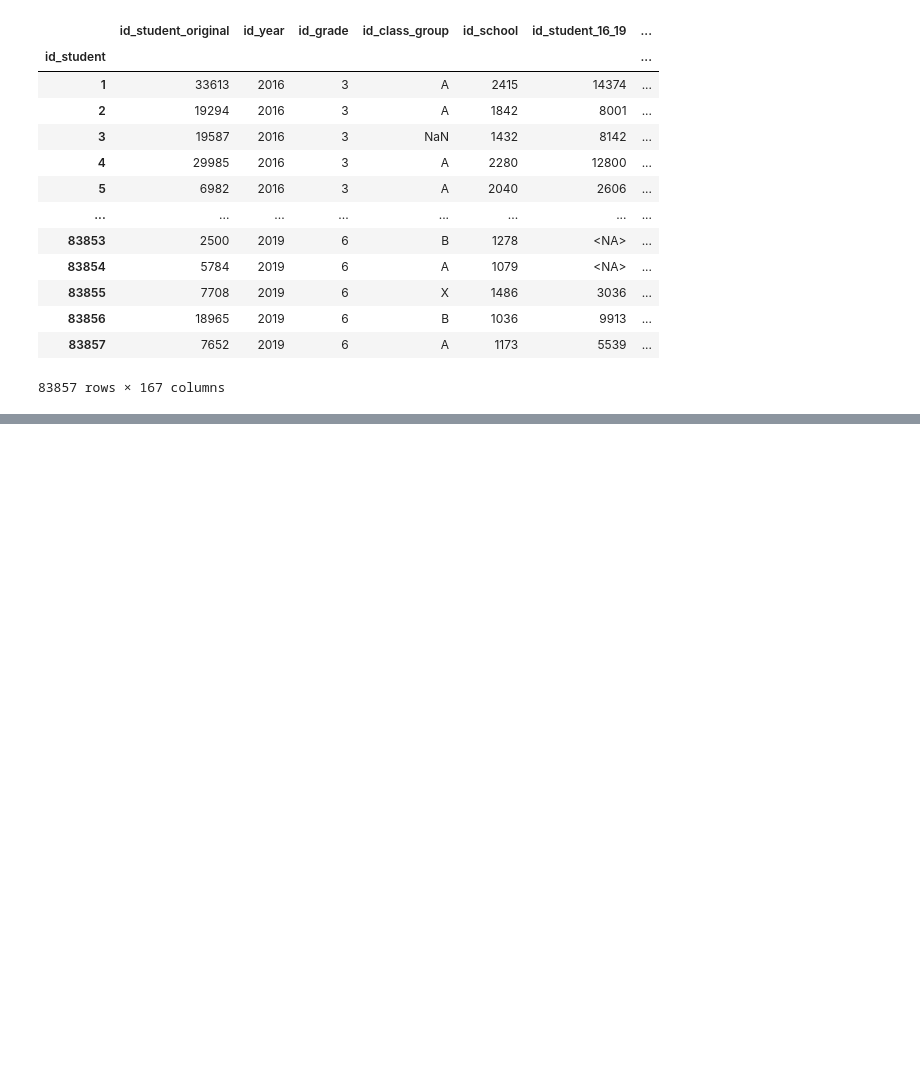
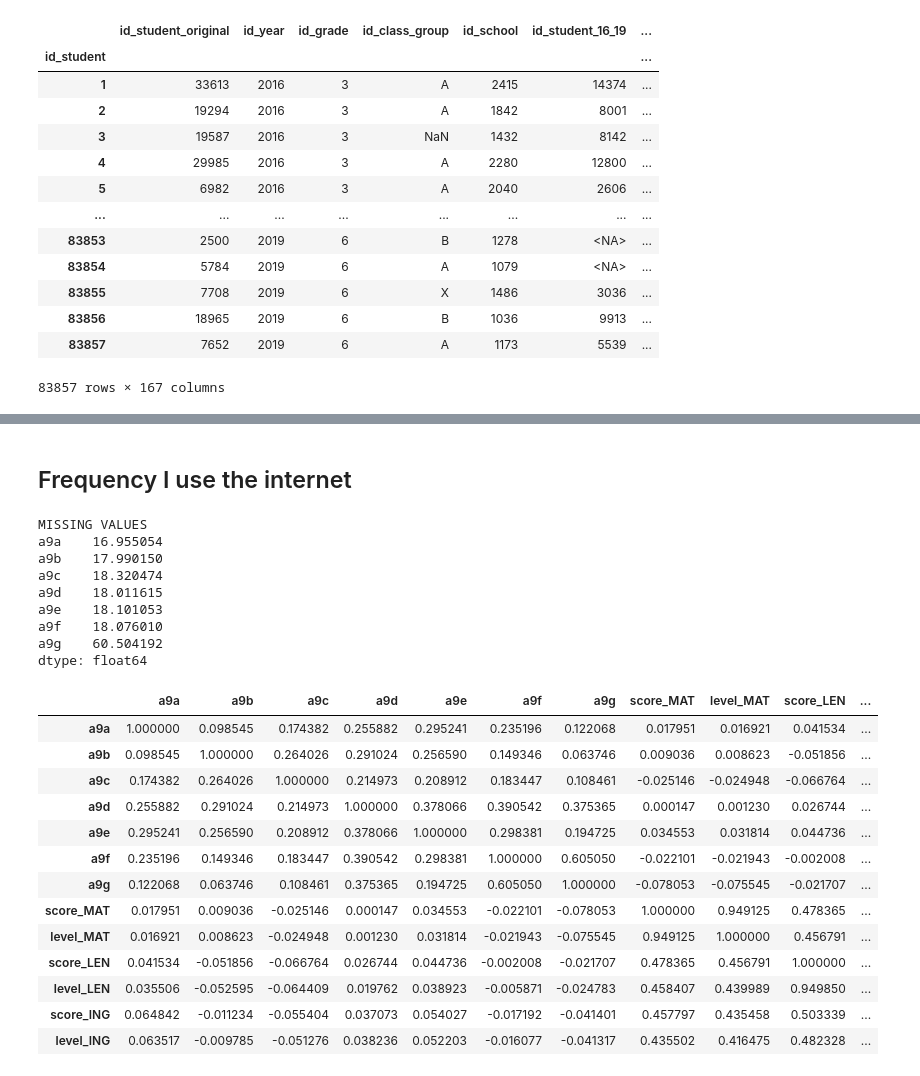
Before and after one commit to aequitas-aod/experiment-ull-dataset-preprocessing, a Jupyter notebook: src/pre_processing/student_questionnaire.ipynb, the cells around one changed output, grey strips where cells are left out. Saved outputs shown, nothing was run; the diff lists cells and outputs as text; code cells hidden in the pictures; blank space fills up the shorter version.

```diff
--- a/src/pre_processing/student_questionnaire.ipynb
+++ b/src/pre_processing/student_questionnaire.ipynb
@@ -242,0 +265,30 @@ corr.style.background_gradient(cmap='coolwarm')
+# %% [markdown]
+## Frequency I use the internet
+# %%
+current_columns = ["a9a", "a9b", "a9c", "a9d", "a9e", "a9f", "a9g"]
+corr = print_statistics(columns=current_columns)
+corr.style.background_gradient(cmap="coolwarm")
+# %% [output]
+MISSING VALUES
+a9a    16.955054
+a9b    17.990150
+a9c    18.320474
+a9d    18.011615
+a9e    18.101053
+a9f    18.076010
+a9g    60.504192
+dtype: float64
+|  | a9a | a9b | a9c | a9d | a9e | a9f | a9g | score_MAT | level_MAT | score_LEN | ... |
+| a9a | 1.000000 | 0.098545 | 0.174382 | 0.255882 | 0.295241 | 0.235196 | 0.122068 | 0.017951 | 0.016921 | 0.041534 | ... |
+| a9b | 0.098545 | 1.000000 | 0.264026 | 0.291024 | 0.256590 | 0.149346 | 0.063746 | 0.009036 | 0.008623 | -0.051856 | ... |
+| a9c | 0.174382 | 0.264026 | 1.000000 | 0.214973 | 0.208912 | 0.183447 | 0.108461 | -0.025146 | -0.024948 | -0.066764 | ... |
+| a9d | 0.255882 | 0.291024 | 0.214973 | 1.000000 | 0.378066 | 0.390542 | 0.375365 | 0.000147 | 0.001230 | 0.026744 | ... |
+| a9e | 0.295241 | 0.256590 | 0.208912 | 0.378066 | 1.000000 | 0.298381 | 0.194725 | 0.034553 | 0.031814 | 0.044736 | ... |
+| a9f | 0.235196 | 0.149346 | 0.183447 | 0.390542 | 0.298381 | 1.000000 | 0.605050 | -0.022101 | -0.021943 | -0.002008 | ... |
+| a9g | 0.122068 | 0.063746 | 0.108461 | 0.375365 | 0.194725 | 0.605050 | 1.000000 | -0.078053 | -0.075545 | -0.021707 | ... |
+| score_MAT | 0.017951 | 0.009036 | -0.025146 | 0.000147 | 0.034553 | -0.022101 | -0.078053 | 1.000000 | 0.949125 | 0.478365 | ... |
+| level_MAT | 0.016921 | 0.008623 | -0.024948 | 0.001230 | 0.031814 | -0.021943 | -0.075545 | 0.949125 | 1.000000 | 0.456791 | ... |
+| score_LEN | 0.041534 | -0.051856 | -0.066764 | 0.026744 | 0.044736 | -0.002008 | -0.021707 | 0.478365 | 0.456791 | 1.000000 | ... |
+| level_LEN | 0.035506 | -0.052595 | -0.064409 | 0.019762 | 0.038923 | -0.005871 | -0.024783 | 0.458407 | 0.439989 | 0.949850 | ... |
+| score_ING | 0.064842 | -0.011234 | -0.055404 | 0.037073 | 0.054027 | -0.017192 | -0.041401 | 0.457797 | 0.435458 | 0.503339 | ... |
+| level_ING | 0.063517 | -0.009785 | -0.051276 | 0.038236 | 0.052203 | -0.016077 | -0.041317 | 0.435502 | 0.416475 | 0.482328 | ... |
```
Also changed, not shown: parts of 30 cells of this notebook, 1 other file.
